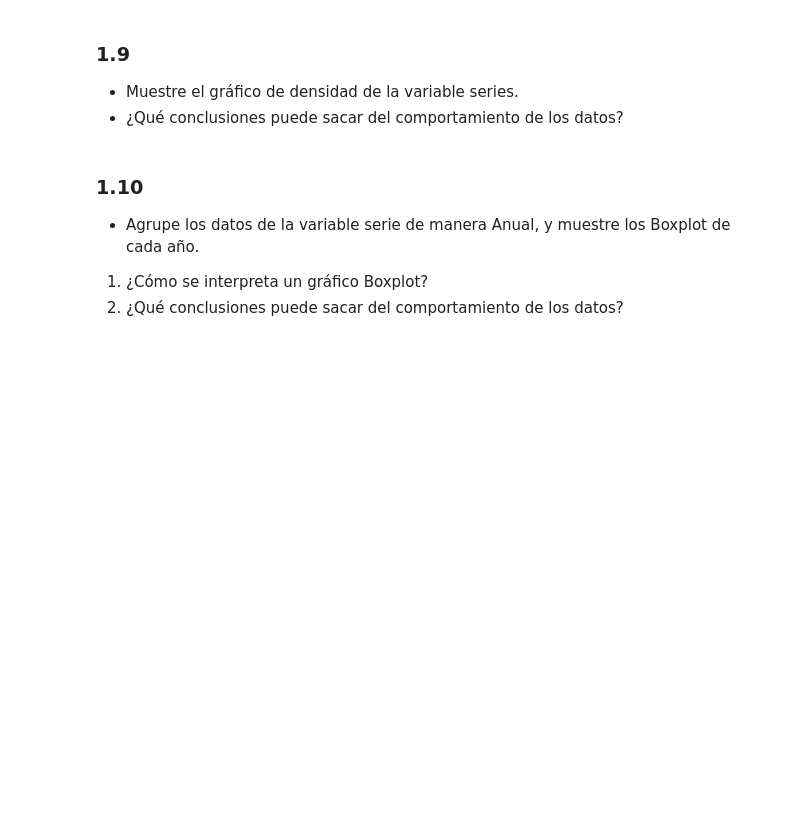
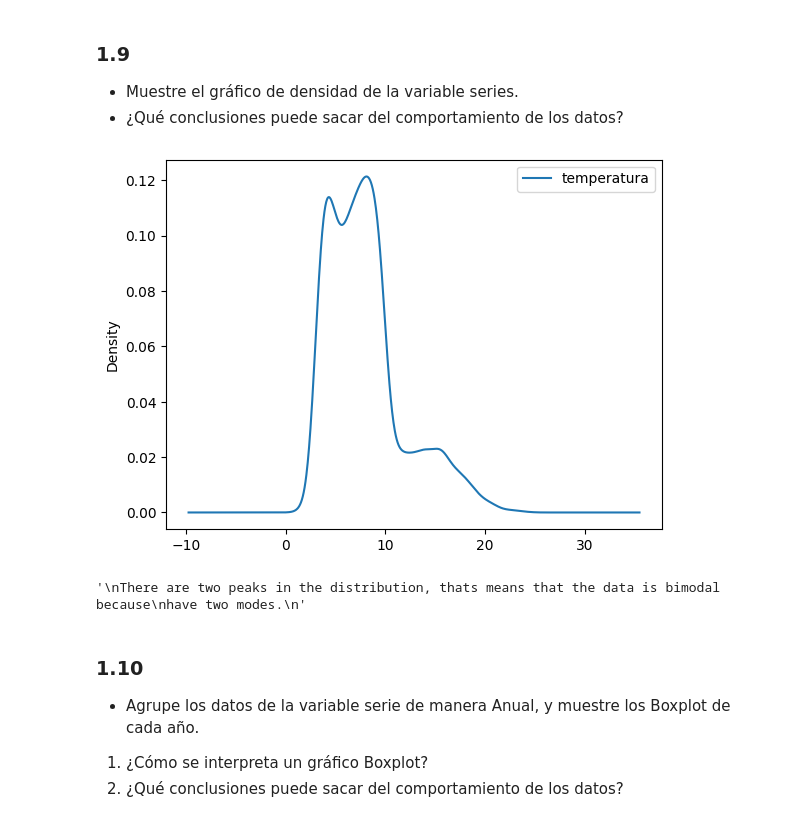
Before and after one commit to IAGR2-S2-2023/TP1_SeriesTemporales, a Jupyter notebook: 2023-2-Trabajo_Practico_1.ipynb, the cells around one changed output. Drawn from its saved outputs; the diff is of its cells as text; code cells hidden in the pictures; blank space fills up the shorter version.

```diff
--- a/2023-2-Trabajo_Practico_1.ipynb
+++ b/2023-2-Trabajo_Practico_1.ipynb
@@ -170,6 +223,16 @@ that conclusion we need to do more and aproppiate stadistics test.
 ### 1.9
 - Muestre el gráfico de densidad de la variable series.
 - ¿Qué conclusiones puede sacar del comportamiento de los datos?
+# %%
+series.plot(kind='kde')
+plt.show()
+"""
+There are two peaks in the distribution, thats means that the data is bimodal because
+have two modes.
+"""
+# %% [output]
+[figure, added]
+'\nThere are two peaks in the distribution, thats means that the data is bimodal because\nhave two modes.\n'
 # %% [markdown]
 ### 1.10
 - Agrupe los datos de la variable serie de manera Anual, y muestre los Boxplot de cada año.
```
Also changed, not shown: parts of 18 cells of this notebook, 1 other file.
